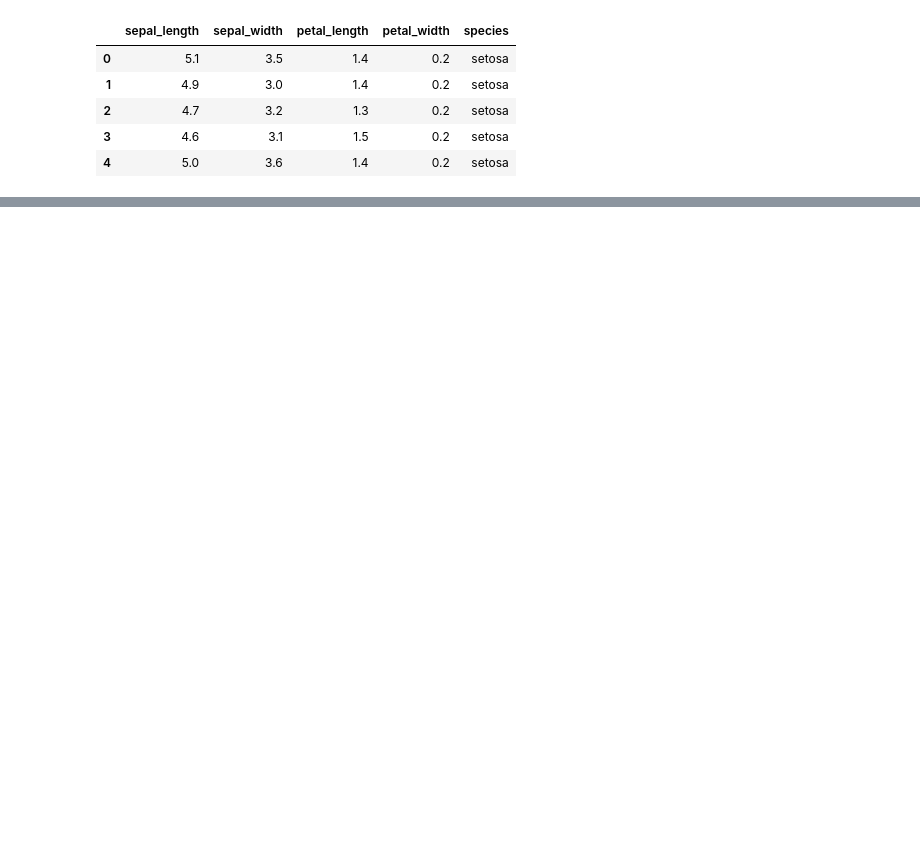
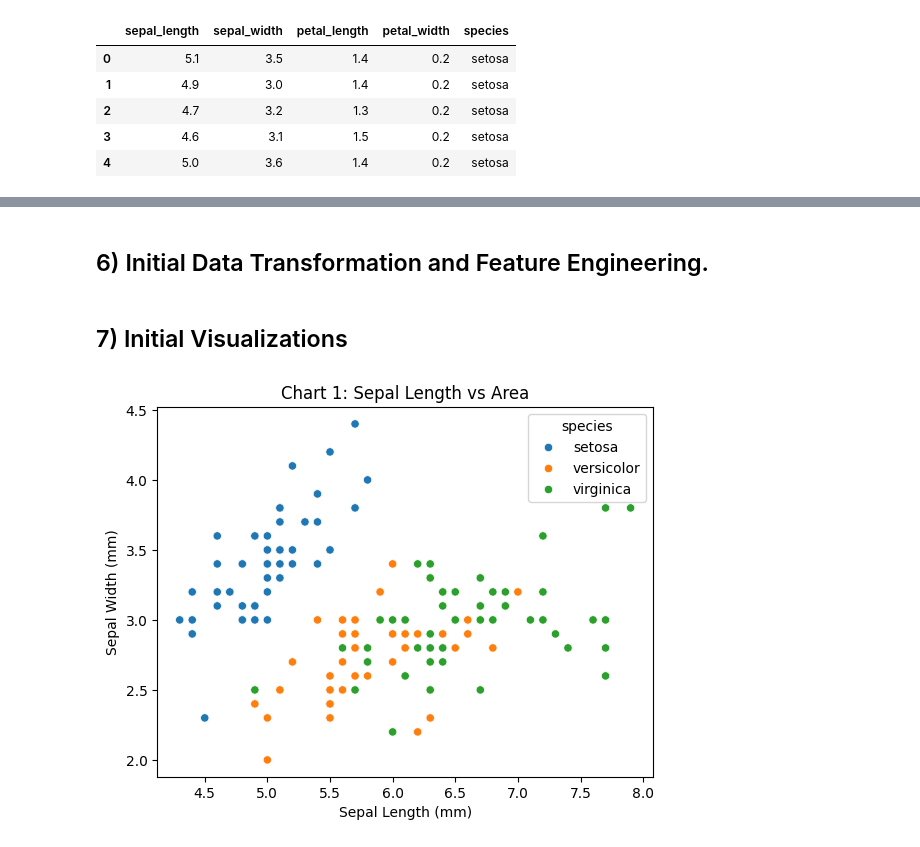
Before and after one commit to kehummel/datafun-04-eda, a Jupyter notebook: datafun_04_eda.ipynb, the cells around one changed output, grey strips where cells are left out. Cells and saved outputs as stored; diff of their text form; code cells hidden in the pictures; blank space fills up the shorter version.

```diff
--- a/datafun_04_eda.ipynb
+++ b/datafun_04_eda.ipynb
@@ -36,0 +97,33 @@ iris_df.head()
+# %% [markdown]
+## 6) Initial Data Transformation and Feature Engineering.
+# %%
+# Feature Engineering
+# Renaming multiple columns
+iris_df.rename(columns={'sepal_length': 'Sepal Length'}, inplace=True)
+
+iris_df.rename(columns={'sepal_width': 'Sepal Width'}, inplace=True)
+
+iris_df.rename(columns={'petal_length': 'Petal Length'}, inplace=True)
+
+iris_df.rename(columns={'petal_width': 'Petal Width'}, inplace=True)
+
+# Adding new columns
+iris_df['Sepal Area'] = iris_df['Sepal Length'] * iris_df['Sepal Width']
+
+iris_df['Petal Area'] = iris_df['Petal Length'] * iris_df['Petal Width']
+# %% [markdown]
+## 7) Initial Visualizations
+# %%
+# Created a scatter plot to show the sepal's length versus its width
+# The hue parameter is used to color the data points
+# by species (a categorical column)
+scatter_plt = sns.scatterplot(iris_df, x='Sepal Length', y='Sepal Width', hue='species')
+
+#setting the labels and title of the graph
+scatter_plt.set_xlabel("Sepal Length (mm)")
+scatter_plt.set_ylabel("Sepal Width (mm)")
+scatter_plt.set_title("Chart 1: Sepal Length vs Area")
+# Show all plots
+matplotlib.pyplot.show()
+# %% [output]
+[figure, added]
```
Also changed, not shown: parts of 17 cells of this notebook, 1 other file.
